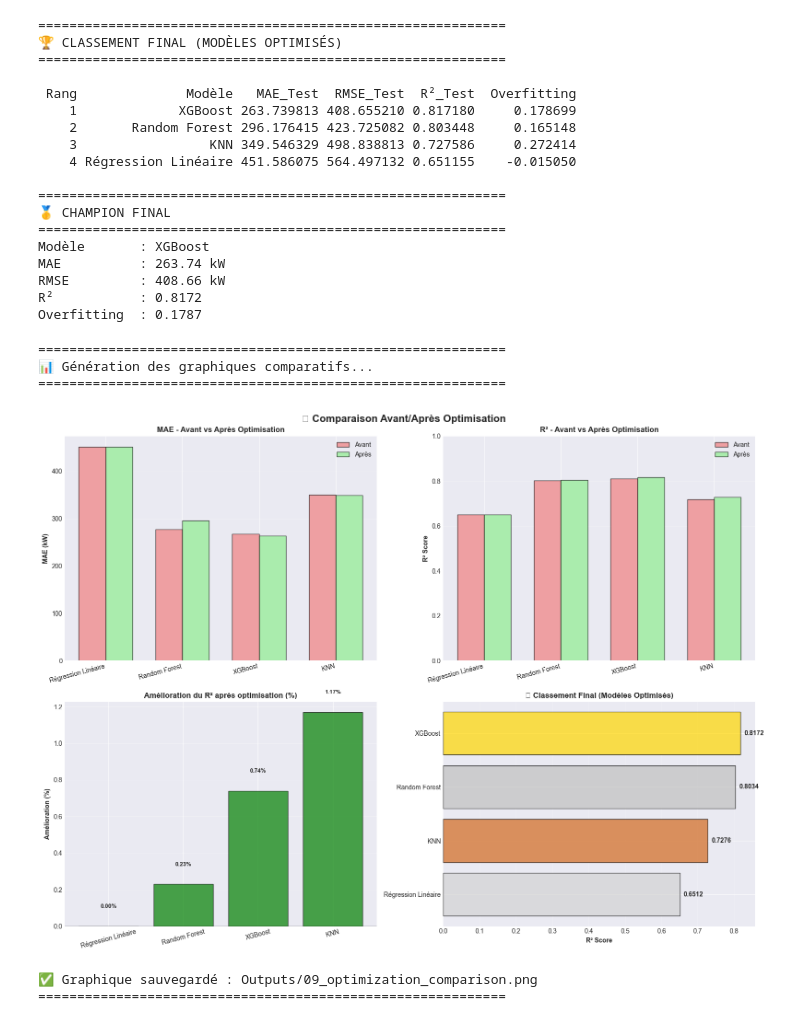
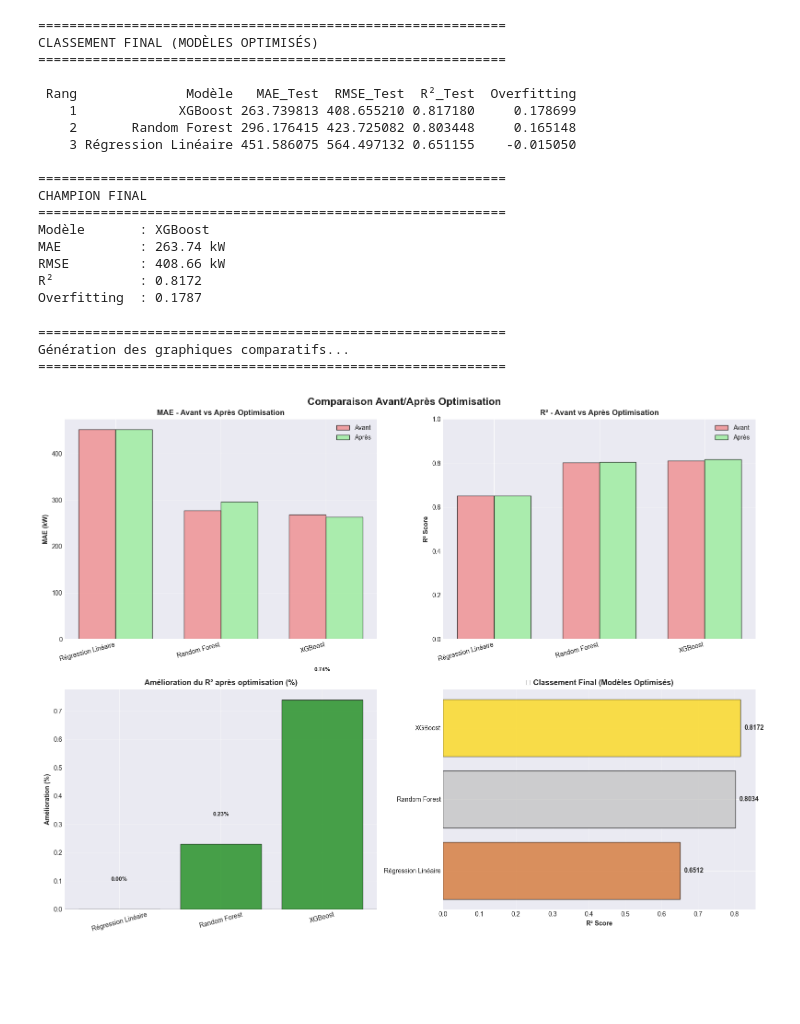
Before and after one commit to Sajinsiva10/Prediction-Production-Energie-Solaire, a Jupyter notebook: modeling.ipynb, the cells around one changed output. Saved outputs shown, nothing was run; the diff lists cells and outputs as text; code cells hidden in the pictures; blank space fills up the shorter version.

```diff
--- a/modeling.ipynb
+++ b/modeling.ipynb
@@ -862,25 +635,25 @@ K = 20 | MAE = 380.67 kW | RMSE = 513.40 kW | R² = 0.7115
 # ============================================
 
 print("="*60)
-print("📊 COMPARAISON DES 4 MODÈLES")
+print("COMPARAISON DES 4 MODÈLES")
 print("="*60)
 
 # Création du tableau comparatif
 comparison_df = pd.DataFrame({
-    'Modèle': ['Régression Linéaire', 'Random Forest', 'XGBoost', 'KNN (K=5)'],
-    'MAE_Train': [mae_train_lr, mae_train_rf, mae_train_xgb, mae_train_knn],
-    'RMSE_Train': [rmse_train_lr, rmse_train_rf, rmse_train_xgb, rmse_train_knn],
-    'R²_Train': [r2_train_lr, r2_train_rf, r2_train_xgb, r2_train_knn],
-    'MAE_Test': [mae_test_lr, mae_test_rf, mae_test_xgb, mae_test_knn],
-    'RMSE_Test': [rmse_test_lr, rmse_test_rf, rmse_test_xgb, rmse_test_knn],
-    'R²_Test': [r2_test_lr, r2_test_rf, r2_test_xgb, r2_test_knn]
+    'Modèle': ['Régression Linéaire', 'Random Forest', 'XGBoost'],
+    'MAE_Train': [mae_train_lr, mae_train_rf, mae_train_xgb],
+    'RMSE_Train': [rmse_train_lr, rmse_train_rf, rmse_train_xgb],
+    'R²_Train': [r2_train_lr, r2_train_rf, r2_train_xgb],
+    'MAE_Test': [mae_test_lr, mae_test_rf, mae_test_xgb],
+    'RMSE_Test': [rmse_test_lr, rmse_test_rf, rmse_test_xgb],
+    'R²_Test': [r2_test_lr, r2_test_rf, r2_test_xgb]
 })
 
-print("\n📋 RÉSULTATS SUR LE TRAIN :")
+print("\n RÉSULTATS SUR LE TRAIN :")
 print("="*60)
 print(comparison_df[['Modèle', 'MAE_Train', 'RMSE_Train', 'R²_Train']].to_string(index=False))
 
-print("\n📋 RÉSULTATS SUR LE TEST :")
+print("\nRÉSULTATS SUR LE TEST :")
 print("="*60)
 print(comparison_df[['Modèle', 'MAE_Test', 'RMSE_Test', 'R²_Test']].to_string(index=False))
 
@@ -1322,19 +1067,19 @@ Régression Linéaire  0.651155  0.651155               0.00
 # 3. CLASSEMENT FINAL
 # ============================================
 print("\n" + "="*60)
-print("🏆 CLASSEMENT FINAL (MODÈLES OPTIMISÉS)")
+print("CLASSEMENT FINAL (MODÈLES OPTIMISÉS)")
 print("="*60)
 
 final_ranking = pd.DataFrame({
-    'Modèle': ['Régression Linéaire', 'Random Forest', 'XGBoost', 'KNN'],
-    'MAE_Test': [mae_test_lr, mae_test_rf_opt, mae_test_xgb_opt, mae_test_knn_opt],
-    'RMSE_Test': [rmse_test_lr, rmse_test_rf_opt, rmse_test_xgb_opt, rmse_test_knn_opt],
-    'R²_Test': [r2_test_lr, r2_test_rf_opt, r2_test_xgb_opt, r2_test_knn_opt],
+    'Modèle': ['Régression Linéaire', 'Random Forest', 'XGBoost'],
+    'MAE_Test': [mae_test_lr, mae_test_rf_opt, mae_test_xgb_opt],
+    'RMSE_Test': [rmse_test_lr, rmse_test_rf_opt, rmse_test_xgb_opt],
+    'R²_Test': [r2_test_lr, r2_test_rf_opt, r2_test_xgb_opt],
     'Overfitting': [
         r2_train_lr - r2_test_lr,
         r2_train_rf_opt - r2_test_rf_opt,
         r2_train_xgb_opt - r2_test_xgb_opt,
-        r2_train_knn_opt - r2_test_knn_opt
+
     ]
 })
 
@@ -1347,7 +1092,7 @@ print("\n" + final_ranking_sorted[['Rang', 'Modèle', 'MAE_Test', 'RMSE_Test', '
 best_model_final = final_ranking_sorted.iloc[0]
 
 print("\n" + "="*60)
-print("🥇 CHAMPION FINAL")
+print("CHAMPION FINAL")
 print("="*60)
 print(f"Modèle       : {best_model_final['Modèle']}")
 print(f"MAE          : {best_model_final['MAE_Test']:.2f} kW")
@@ -1356,17 +1101,16 @@ print(f"R²           : {best_model_final['R²_Test']:.4f}")
 print(f"Overfitting  : {best_model_final['Overfitting']:.4f}")
 # %% [output]
 ============================================================
-🏆 CLASSEMENT FINAL (MODÈLES OPTIMISÉS)
+CLASSEMENT FINAL (MODÈLES OPTIMISÉS)
 ============================================================
 
  Rang              Modèle   MAE_Test  RMSE_Test  R²_Test  Overfitting
     1             XGBoost 263.739813 408.655210 0.817180     0.178699
     2       Random Forest 296.176415 423.725082 0.803448     0.165148
-    3                 KNN 349.546329 498.838813 0.727586     0.272414
-    4 Régression Linéaire 451.586075 564.497132 0.651155    -0.015050
+    3 Régression Linéaire 451.586075 564.497132 0.651155    -0.015050
 
 ============================================================
-🥇 CHAMPION FINAL
+CHAMPION FINAL
 ============================================================
 Modèle       : XGBoost
 MAE          : 263.74 kW
@@ -1378,11 +1122,11 @@ Overfitting  : 0.1787
 # 4. VISUALISATIONS
 # ============================================
 print("\n" + "="*60)
-print("📊 Génération des graphiques comparatifs...")
+print("Génération des graphiques comparatifs...")
 print("="*60)
 
 fig, axes = plt.subplots(2, 2, figsize=(16, 12))
-fig.suptitle('📊 Comparaison Avant/Après Optimisation', fontsize=16, fontweight='bold')
+fig.suptitle('Comparaison Avant/Après Optimisation', fontsize=16, fontweight='bold')
 
 models = comparison_before_after['Modèle'].tolist()
 x = np.arange(len(models))
@@ -1416,39 +1160,34 @@ axes[0, 1].grid(True, alpha=0.3, axis='y')
 # Graphique 3 : Amélioration en %
 colors_improvement = ['gray' if x == 0 else 'green' if x > 0 else 'red'
                       for x in comparison_before_after['Amélioration_R²_%']]
 axes[1, 0].bar(models, comparison_before_after['Amélioration_R²_%'],
                color=colors_improvement, edgecolor='black', alpha=0.7)
 axes[1, 0].set_ylabel('Amélioration (%)', fontweight='bold')
 axes[1, 0].set_title('Amélioration du R² après optimisation (%)', fontweight='bold')
 axes[1, 0].axhline(y=0, color='black', linestyle='-', linewidth=1)
 axes[1, 0].tick_params(axis='x', rotation=15)
 axes[1, 0].grid(True, alpha=0.3, axis='y')
 for i, v in enumerate(comparison_before_after['Amélioration_R²_%']):
     axes[1, 0].text(i, v + 0.1, f'{v:.2f}%', ha='center', fontweight='bold', fontsize=9)
 
 # Graphique 4 : Classement final (R²)
 colors_final = ['gold', 'silver', 'chocolate', 'lightgray']
 axes[1, 1].barh(final_ranking_sorted['Modèle'], final_ranking_sorted['R²_Test'],
                 color=colors_final, edgecolor='black', alpha=0.7)
 axes[1, 1].set_xlabel('R² Score', fontweight='bold')
 axes[1, 1].set_title('🏆 Classement Final (Modèles Optimisés)', fontweight='bold')
 axes[1, 1].invert_yaxis()
 axes[1, 1].grid(True, alpha=0.3, axis='x')
 for i, v in enumerate(final_ranking_sorted['R²_Test']):
     axes[1, 1].text(v + 0.01, i, f'{v:.4f}', va='center', fontweight='bold', fontsize=10)
 
 plt.tight_layout()
 plt.savefig('Outputs/09_optimization_comparison.png', dpi=300, bbox_inches='tight')
 plt.show()
-
-print("\n✅ Graphique sauvegardé : Outputs/09_optimization_comparison.png")
-print("="*60)
 # %% [output]
 ============================================================
-📊 Génération des graphiques comparatifs...
+Génération des graphiques comparatifs...
 ============================================================
-[figure, old version]
+[figure, new version]
-✅ Graphique sauvegardé : Outputs/09_optimization_comparison.png
-============================================================
 # %%
 # ============================================
```
Also changed, not shown: parts of 27 cells of this notebook, 3 other files.
